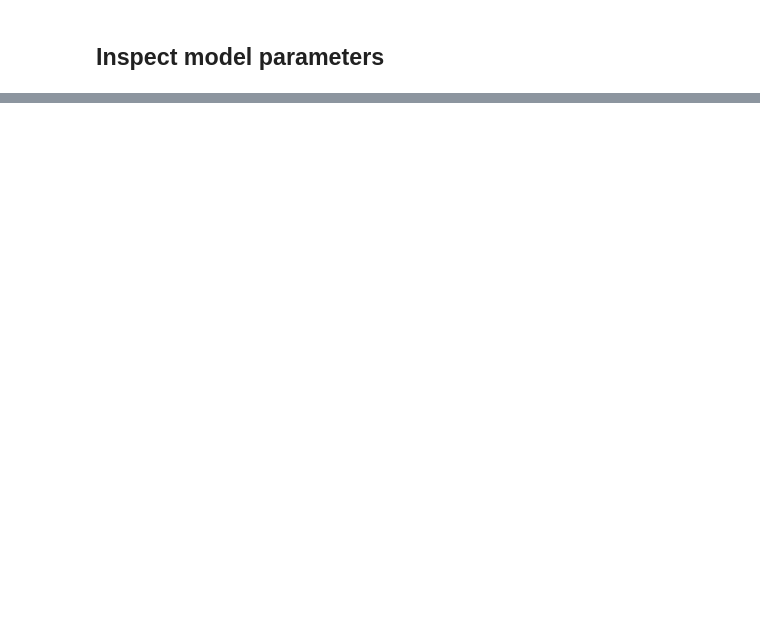
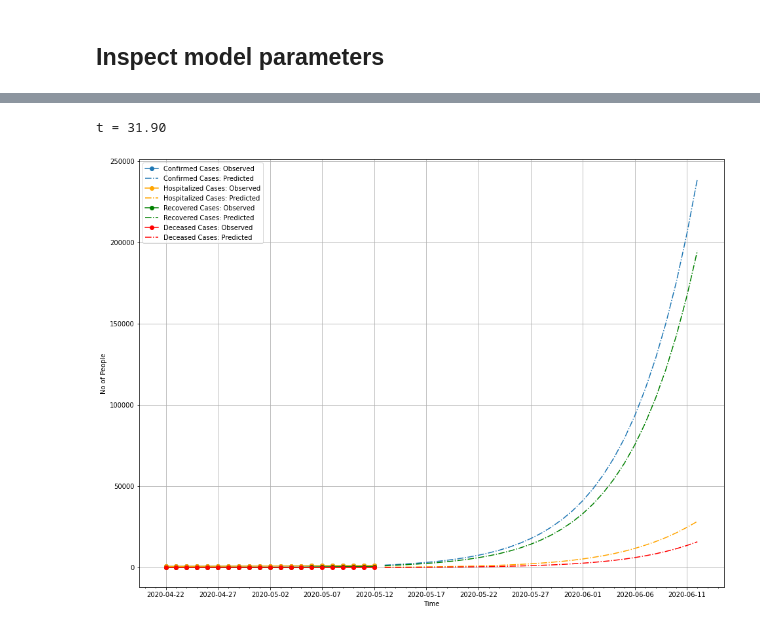
Before and after one commit to dishamakhija/covid19-india, a Jupyter notebook: covid19-library/src/SEIHRD_Experiments.ipynb, the cells around one changed output, grey strips where cells are left out. Saved outputs shown, nothing was run; the diff lists cells and outputs as text; code cells hidden in the pictures; blank space fills up the shorter version.

```diff
--- a/covid19-library/src/SEIHRD_Experiments.ipynb
+++ b/covid19-library/src/SEIHRD_Experiments.ipynb
@@ -203,0 +194,8 @@ t = 9.90
+# %%
+forecast_start_date = train2_start_date
+forecast_length = 30 # Forecast for 30 days
+plot_m3(train2_params, train1_start_date,
+        forecast_start_date, forecast_length, plot_name = 'jaipur_m3.png')
+# %% [output]
+t = 31.90
+[figure, added]
```
Also changed, not shown: parts of 21 cells of this notebook, 10 other files.
